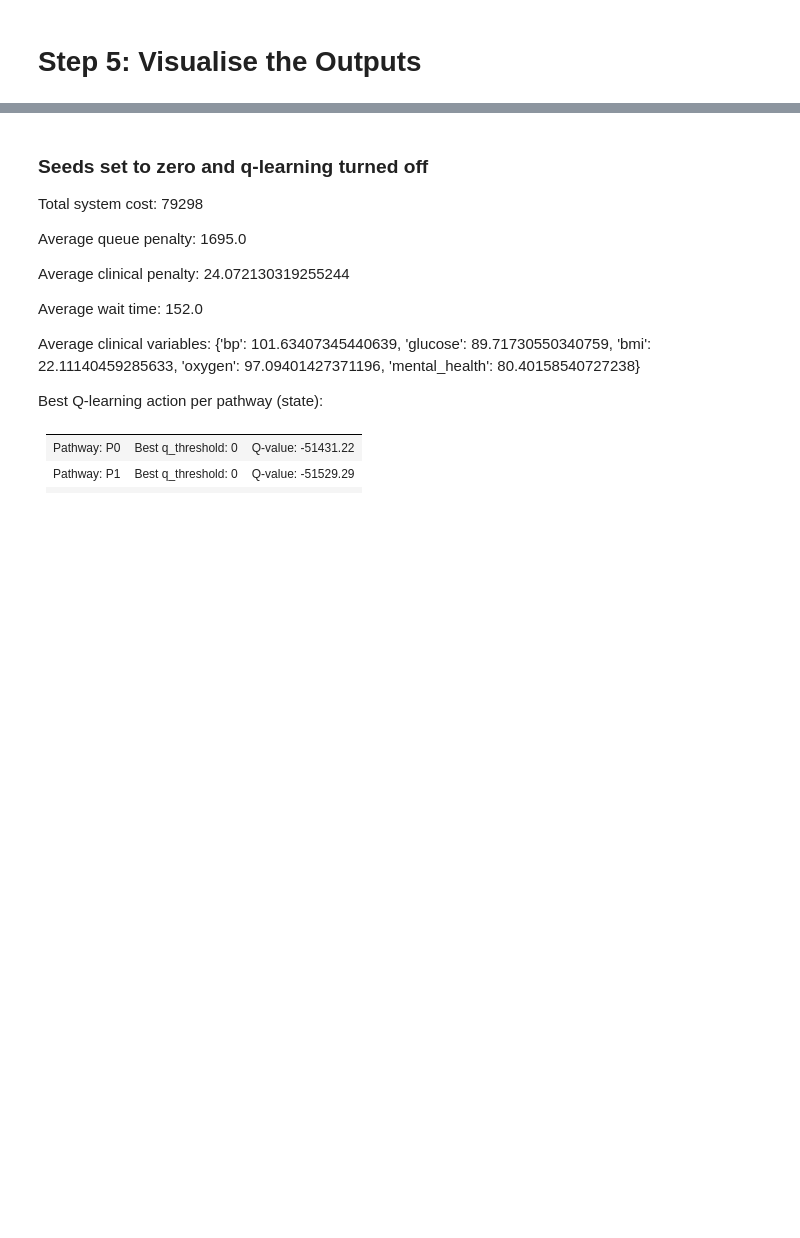
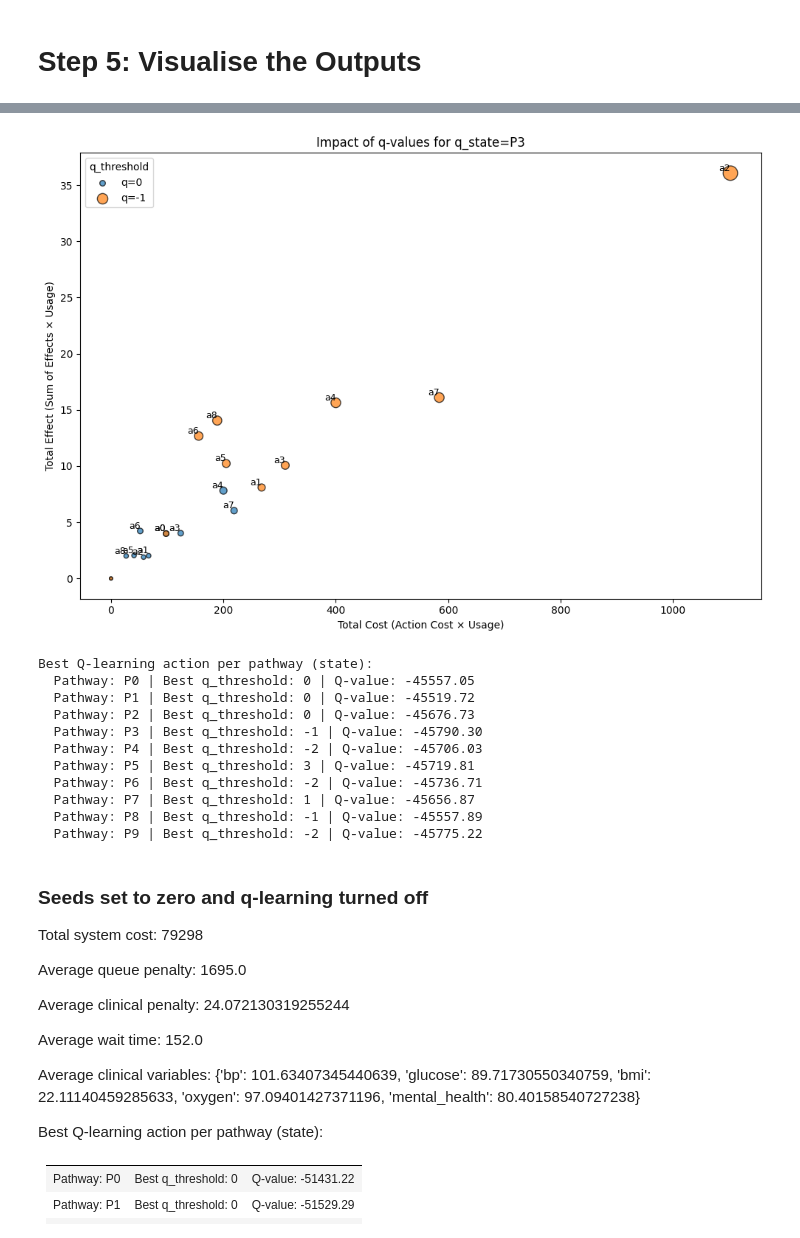
Before and after one commit to nhsengland/SynPathToy, a Jupyter notebook: experiments/healthcare_simulation_with_qlearning.ipynb, the cells around one changed output, grey strips where cells are left out. Saved outputs shown, nothing was run; the diff lists cells and outputs as text; code cells hidden in the pictures; blank space fills up the shorter version.

```diff
--- a/experiments/healthcare_simulation_with_qlearning.ipynb
+++ b/experiments/healthcare_simulation_with_qlearning.ipynb
@@ -876,3 +843,83 @@ plt.show()
+# %%
+# Summarize what Q-learning has learnt: best action per pathway (state)
+best_actions = {}
+for state, actions_dict in q_table.items():
+    if actions_dict:
+        best_action = max(actions_dict, key=lambda a: actions_dict[a])
+        best_q = actions_dict[best_action]
+        best_actions[state] = (best_action, best_q)
+
+# Aggregate usage, cost, and effect for each action and q-value for a single q_state
+q_state = 'P3'
+possible_q_values = [0, best_actions.get(q_state, (None, 0))[0]]
+action_names = list(actions.keys())
+df = pd.DataFrame(activity_log)
+q_state_action_df = pd.DataFrame(q_state_action_pairs, columns=['q_state', 'q_value'])
+q_state_action_df['step'] = q_state_action_df.index // NUM_PATHWAYS
+
+# Prepare a DataFrame for aggregation
+agg_data = []
+for q_val in possible_q_values:
+    # Steps where this q_state had this q_value
+    steps = q_state_action_df[(q_state_action_df['q_state'] == q_state) & (q_state_action_df['q_value'] == q_val)]['step'].unique()
+    # Filter activity for this q_state and these steps
+    state_df = df[(df['pathway_code'] == q_state) & (df['simulation_time'].isin(steps))]
+    for action in action_names:
+        usage = state_df['action_name'].value_counts().get(action, 0)
+        total_cost = actions[action].cost * usage
+        total_effect = sum(abs(v) for v in actions[action].effect.values()) * usage
+        agg_data.append({
+            'q_value': q_val,
+            'action': action,
+            'usage': usage,
+            'total_cost': total_cost,
+            'total_effect': total_effect
+        })
+
+agg_df = pd.DataFrame(agg_data)
+
+# Plot
+plt.figure(figsize=(10, 7))
+colors = dict(zip(possible_q_values, sns.color_palette("tab10", len(possible_q_values))))
+for q_val in possible_q_values:
+    subset = agg_df[agg_df['q_value'] == q_val]
+    plt.scatter(
+        subset['total_cost'],
+        subset['total_effect'],
+        s=subset['usage']*10 + 10,  # Bubble size
+        color=colors[q_val],
+        alpha=0.7,
+        label=f'q={q_val}',
+        edgecolors='black'
+    )
+    # Annotate action names
+    for _, row in subset.iterrows():
+        if row['usage'] > 0:
+            plt.text(row['total_cost'], row['total_effect'], row['action'], fontsize=9, ha='right', va='bottom')
+
+plt.xlabel("Total Cost (Action Cost × Usage)")
+plt.ylabel("Total Effect (Sum of Effects × Usage)")
+plt.title(f"Impact of q-values for q_state={q_state}")
+plt.legend(title="q_threshold")
+plt.tight_layout()
+plt.show()
+
+print("Best Q-learning action per pathway (state):")
+for state, (action, q_value) in best_actions.items():
+    print(f"  Pathway: {state} | Best q_threshold: {action} | Q-value: {q_value:.2f}")
+# %% [output]
+[figure, added]
+Best Q-learning action per pathway (state):
+  Pathway: P0 | Best q_threshold: 0 | Q-value: -45557.05
+  Pathway: P1 | Best q_threshold: 0 | Q-value: -45519.72
+  Pathway: P2 | Best q_threshold: 0 | Q-value: -45676.73
+  Pathway: P3 | Best q_threshold: -1 | Q-value: -45790.30
+  Pathway: P4 | Best q_threshold: -2 | Q-value: -45706.03
+  Pathway: P5 | Best q_threshold: 3 | Q-value: -45719.81
+  Pathway: P6 | Best q_threshold: -2 | Q-value: -45736.71
+  Pathway: P7 | Best q_threshold: 1 | Q-value: -45656.87
+  Pathway: P8 | Best q_threshold: -1 | Q-value: -45557.89
+  Pathway: P9 | Best q_threshold: -2 | Q-value: -45775.22
 # %% [markdown]
 ### Seeds set to zero and q-learning turned off
 
```
Also changed, not shown: parts of 10 cells of this notebook, 10 other files.
